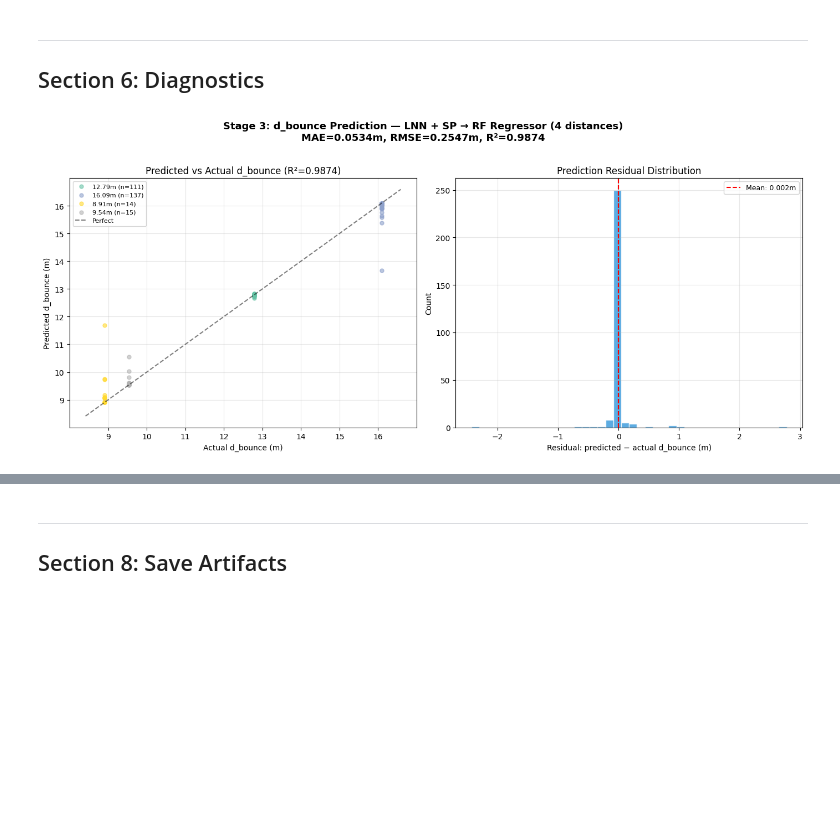
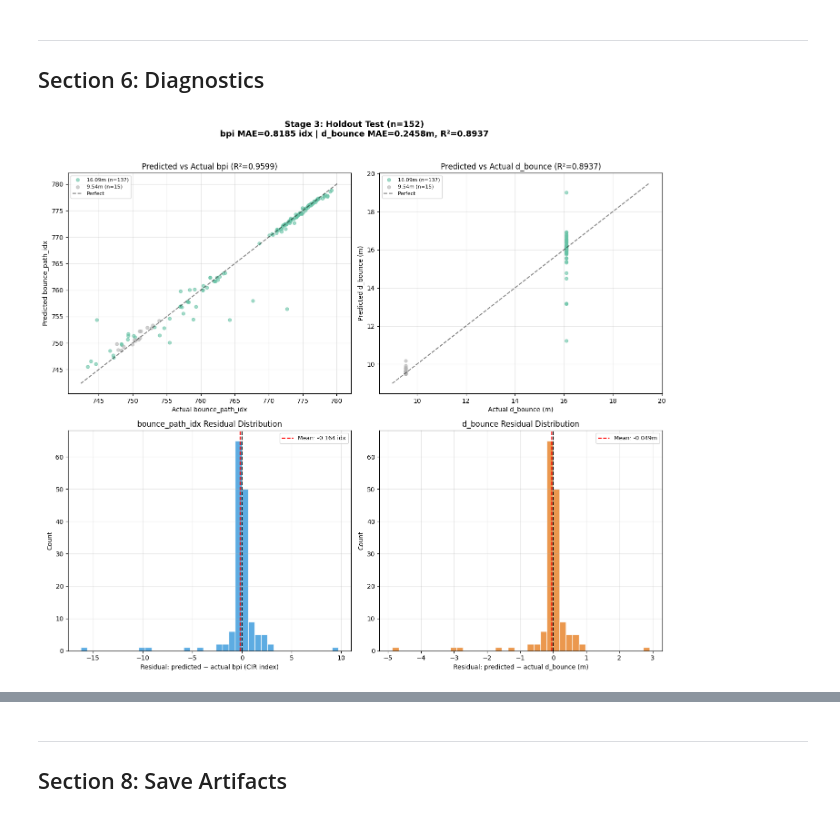
Before and after one commit to jonathanljc/capstone, a Jupyter notebook: lnn/stage3_distance_pred.ipynb, the cells around one changed output, grey strips where cells are left out. Drawn from its saved outputs; the diff is of its cells as text; code cells hidden in the pictures; blank space fills up the shorter version.

```diff
--- a/lnn/stage3_distance_pred.ipynb
+++ b/lnn/stage3_distance_pred.ipynb
@@ -33,6 +42,9 @@ import os
 # ==========================================
 # CONFIGURATION
 # ==========================================
+M_PER_IDX = 0.3003
+DIST_PER_IDX = 0.3002
+
 CONFIG = {
     # ROI alignment (same as Stage 1/2)
     "search_start": 740,
@@ -56,9 +68,10 @@ CONFIG = {
 
 np.random.seed(CONFIG["seed"])
 print(f"Config: {CONFIG}")
-print(f"\nTarget: ranging_error = Distance_hardware - d_direct (meters)")
+print(f"\nTarget: bounce_path_idx = fp_idx + (d_bounce - d_hardware) / {M_PER_IDX}")
+print(f"Inverse: d_bounce = d_hardware + (pred_bpi - fp_idx) × {M_PER_IDX}")
 print(f"Filter: correctable only (bounce dominance >= {CONFIG['dominance_threshold']:.0%} AND num_peaks <= {CONFIG['dominant_path_max_peaks']})")
-print(f"Model: 64-dim LNN embeddings → RF Regressor ({CONFIG['n_estimators']} trees)")
+print(f"Model: 64-dim LNN embeddings + fp_idx + d_hardware → RF Regressor ({CONFIG['n_estimators']} trees)")
 # %% [output]
 Config: {'search_start': 740, 'search_end': 810, 'peak_prominence': 0.2, 'peak_min_distance': 5, 'dominant_path_max_peaks': 2, 'bounce_search_window': 3, 'dominance_threshold': 0.5, 'n_estimators': 20 ...
 
@@ -689,68 +606,95 @@ Test MAE:   0.0534m
 ## Section 6: Diagnostics
 # %%
 # ==========================================
-# DIAGNOSTICS — d_bounce PREDICTION (4 distances)
+# DIAGNOSTICS — Holdout Test
 # ==========================================
-fig, axs = plt.subplots(1, 2, figsize=(14, 6))
-plt.subplots_adjust(wspace=0.3)
+fig, axs = plt.subplots(2, 2, figsize=(14, 12))
+plt.subplots_adjust(hspace=0.4, wspace=0.3)
 
 unique_test_groups = sorted(set(g_test))
 colors = plt.cm.Set2(np.linspace(0, 1, len(unique_test_groups)))
 group_colors = {g: colors[i] for i, g in enumerate(unique_test_groups)}
 
-# 1. Predicted vs Actual d_bounce
-ax = axs[0]
+# 1. Predicted vs Actual bounce_path_idx
+ax = axs[0, 0]
 for g in unique_test_groups:
     mask = g_test == g
     ax.scatter(y_test[mask], y_pred_test[mask], s=25, alpha=0.6,
                label=f'{g} (n={int(mask.sum())})', color=group_colors[g])
+lims = [min(y_test.min(), y_pred_test.min()) - 1,
+        max(y_test.max(), y_pred_test.max()) + 1]
+ax.plot(lims, lims, 'k--', lw=1.5, alpha=0.5, label='Perfect')
+ax.set_xlabel('Actual bounce_path_idx')
+ax.set_ylabel('Predicted bounce_path_idx')
+ax.set_title(f'Predicted vs Actual bpi (R²={test_bpi_r2:.4f})')
+ax.legend(fontsize=8)
+ax.grid(True, alpha=0.3)
 
-lims = [min(y_test.min(), y_pred_test.min()) - 0.5,
-        max(y_test.max(), y_pred_test.max()) + 0.5]
+# 2. Predicted vs Actual d_bounce
+ax = axs[0, 1]
+for g in unique_test_groups:
+    mask = g_test == g
+    ax.scatter(db_test[mask], pred_d_bounce[mask], s=25, alpha=0.6,
+               label=f'{g} (n={int(mask.sum())})', color=group_colors[g])
+lims = [min(db_test.min(), pred_d_bounce.min()) - 0.5,
+        max(db_test.max(), pred_d_bounce.max()) + 0.5]
 ax.plot(lims, lims, 'k--', lw=1.5, alpha=0.5, label='Perfect')
 ax.set_xlabel('Actual d_bounce (m)')
 ax.set_ylabel('Predicted d_bounce (m)')
 ax.set_title(f'Predicted vs Actual d_bounce (R²={test_r2:.4f})')
 ax.legend(fontsize=8)
 ax.grid(True, alpha=0.3)
 
-# 2. Residual histogram
-ax = axs[1]
-residuals = y_pred_test - y_test
-ax.hist(residuals, bins=40, color='#3498db', edgecolor='white', alpha=0.8)
+# 3. bpi residual histogram
+ax = axs[1, 0]
+bpi_residuals = y_pred_test - y_test
+ax.hist(bpi_residuals, bins=40, color='#3498db', edgecolor='white', alpha=0.8)
 ax.axvline(0, color='black', ls='--', lw=1.5)
-ax.axvline(residuals.mean(), color='red', ls='--', lw=1.5,
-           label=f'Mean: {residuals.mean():.3f}m')
-ax.set_xlabel('Residual: predicted − actual d_bounce (m)')
+ax.axvline(bpi_residuals.mean(), color='red', ls='--', lw=1.5,
+           label=f'Mean: {bpi_residuals.mean():.3f} idx')
+ax.set_xlabel('Residual: predicted − actual bpi (CIR index)')
 ax.set_ylabel('Count')
-ax.set_title('Prediction Residual Distribution')
+ax.set_title('bounce_path_idx Residual Distribution')
 ax.legend(fontsize=9)
 ax.grid(True, alpha=0.3)
 
-plt.suptitle(f'Stage 3: d_bounce Prediction — LNN + SP → RF Regressor (4 distances)\n'
-             f'MAE={test_mae:.4f}m, RMSE={test_rmse:.4f}m, R²={test_r2:.4f}',
+# 4. d_bounce residual histogram
+ax = axs[1, 1]
+db_residuals = pred_d_bounce - db_test
+ax.hist(db_residuals, bins=40, color='#e67e22', edgecolor='white', alpha=0.8)
+ax.axvline(0, color='black', ls='--', lw=1.5)
+ax.axvline(db_residuals.mean(), color='red', ls='--', lw=1.5,
+           label=f'Mean: {db_residuals.mean():.3f}m')
+ax.set_xlabel('Residual: predicted − actual d_bounce (m)')
+ax.set_ylabel('Count')
+ax.set_title('d_bounce Residual Distribution')
+ax.legend(fontsize=9)
+ax.grid(True, alpha=0.3)
+
+plt.suptitle(f'Stage 3: Holdout Test (n={len(y_test)})\n'
+             f'bpi MAE={test_bpi_mae:.4f} idx | d_bounce MAE={test_mae:.4f}m, R²={test_r2:.4f}',
              fontsize=13, fontweight='bold', y=1.02)
 plt.tight_layout()
 plt.show()
 
 # ==========================================
 # TOLERANCE ACCURACY
 # ==========================================
-print("\nPrediction accuracy within tolerance:")
+print("\nPrediction accuracy within tolerance (d_bounce):")
 print(f"  {'Tolerance':<12} {'Correct':>8} {'Total':>8} {'Accuracy':>10}")
 print(f"  {'-'*42}")
 for tol in [0.25, 0.50, 1.00, 1.50]:
-    correct = int((np.abs(residuals) <= tol).sum())
-    total   = len(residuals)
+    correct = int((np.abs(db_residuals) <= tol).sum())
+    total   = len(db_residuals)
     acc     = 100 * correct / total
     print(f"  ±{tol:.2f}m       {correct:>8} {total:>8} {acc:>9.1f}%")
 
 print(f"\nPer-scenario breakdown (±0.50m):")
 for g in sorted(set(g_test)):
     mask = g_test == g
-    res_g = y_pred_test[mask] - y_test[mask]
+    res_g = pred_d_bounce[mask] - db_test[mask]
     correct = int((np.abs(res_g) <= 0.50).sum())
     total   = int(mask.sum())
     print(f"  {g}: {correct}/{total} correct ({100*correct/total:.1f}%)")
 # %% [output]
-[figure, old version]
+[figure, new version]
```
Also changed, not shown: parts of 15 cells of this notebook, 10 other files.
